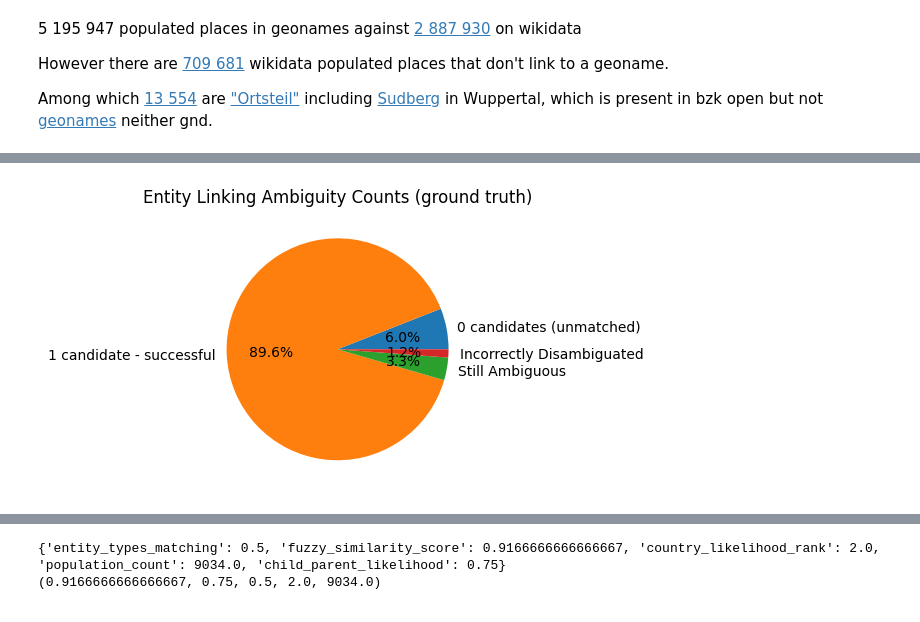
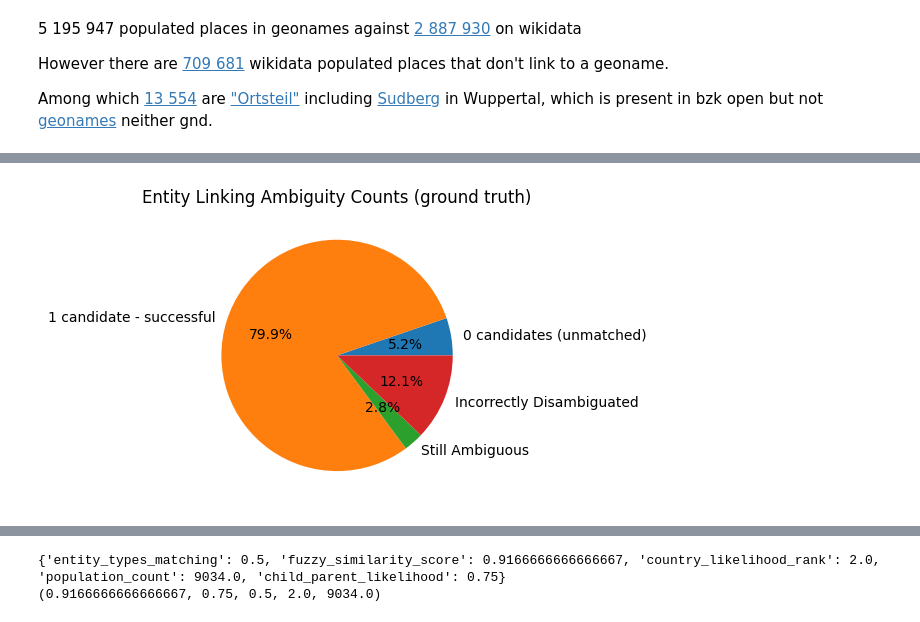
Before and after one commit to ISE-FIZKarlsruhe/bzk-address-parsing, a Jupyter notebook: entity_linking.ipynb, the cells around one changed output, grey strips where cells are left out. Saved outputs shown, nothing was run; the diff lists cells and outputs as text; code cells hidden in the pictures.

Commit message:
Evaluate linking procedure on the ground truth

```diff
--- a/entity_linking.ipynb
+++ b/entity_linking.ipynb
@@ -109,7 +100,7 @@ gt_linking_addresses = []
 for idx, row in tqdm(bzkopen_merged.iterrows(), total=len(bzkopen_merged)):
     address = AddressProcessingData(
         card_id = row["card_id"],
-        id = str(idx),
+        id = str(row["address_id"]),
         full_address = row["FullAddress"],
         bzk_field_name = BZKFieldName(row["field"]),
         entities = [
@@ -198,33 +189,13 @@ gt_disambiguated_addresses
 # %%
-# TODO make a ground truth
+from modules.entity_linking_eval_metrics import eval_entity_linking
 
-false_positive_disambiguations = [
-    # gone on last change # 97, # Should be Paris
-    153, # Should be Kiryat Shalom; Why did abbreviation matching not solve it?
-    203, 204, 556, # more likely S. Paulo, Brazil https://huggingface.co/datasets/MahsaVafaie/BZKopen/viewer/normalized/train?row=86&image-viewer=831D780D2F108C52D52A9F725FCE78550BA5AF81
-    462, # refers to Lviv, Ukraine                                                    <====================================================
-    477, # Should be in Russia
-    500, # Should be in Berlin
-    514, # Should be Ingelheim
-    # unmatched # 524, # CSR should be country
-    # gone on last change # 528, # Should be Riga, Latvia. This one is puzzling
-    # gone on last change # 601, 793, # Should be Frankfurt; Looks like someone annotated it wrong
-    798, # India is unlikely
-    # gone on last change # 875, # Should be Klingenberg; Looks like someone annotated it wrong
-    895, # Should be Washington DC, USA; Why and what was SE annotated as?
-    919, # Should be Czech Republic
-    # gone on last change # 997, # should be San Mateo, Calif. ; Other addresses in the card are for San Mateo, Calif.
-    188, # Why US?
-    119, # Should be in Wuppertal
-]
-# 882 is actually correct; https://en.wikipedia.org/wiki/Lunca_de_Jos (Gyimesközéplok in hungarian) used to be part of Hungary
+gt_predicted_iris = []
+for address in gt_disambiguated:
+    predicted_iri = None
+    if address.linked_to is not None:
+        predicted_iri = address.linked_to.finest_grain_entity.linked_to.geographical_name.entity.iri
+    gt_predicted_iris.append(predicted_iri)
 
-# 913 might be correct, or it could also refer to Lviv, Ukraine
-
-fp = len(false_positive_disambiguations)
-tp = len(gt_disambiguated_addresses) - fp
-fn = len(gt_linking_addresses) - len(gt_disambiguated_addresses)
-print("Warning: results are based on a manual pass over the data which is prone to have missed errors")
-print(f"Precision: {tp / (tp + fp):.4f} ({tp} / {tp} + {fp})")
-print(f"Recall: {tp / (tp + fn):.4f} ({tp} / {tp} + {fn})")
+gt_metrics = eval_entity_linking(gt_predicted_iris, bzkopen_gt)
+gt_metrics
 # %% [output]
@@ -234,27 +220,27 @@ Recall: 0.9063 (977 / 977 + 101)
 # %%
 gt_ambiguity_levels = pd.Series(
     [len(address.likely_links) for address in gt_disambiguated]
 ).value_counts()
 gt_ambiguity_levels.sort_index(inplace=True)
 gt_summarized_ambiguity_levels = gt_ambiguity_levels[gt_ambiguity_levels.index <= 1].copy()
 
 gt_summarized_ambiguity_levels.rename(lambda x: "1 candidate - successful" if x == 1 else "0 candidates (unmatched)" if x == 0 else f"{x} candidates", inplace=True)
 gt_summarized_ambiguity_levels["Still Ambiguous"] = gt_ambiguity_levels[gt_ambiguity_levels.index > 1].sum()
-gt_summarized_ambiguity_levels["1 candidate - successful"] -= len(false_positive_disambiguations)
-gt_summarized_ambiguity_levels["Incorrectly Disambiguated"] = len(false_positive_disambiguations)
+gt_summarized_ambiguity_levels["1 candidate - successful"] -= gt_metrics["fp"]
+gt_summarized_ambiguity_levels["Incorrectly Disambiguated"] = gt_metrics["fp"]
 
 # less_granular_disambiguations = pd.Series(0)
 # for address in gt_disambiguated:
 #     reference_
 #     if address.linked_to is not None and address.linked_to.reference_entity.entity_type < max(e.entity_type for e in address.entities) and address.linked_to.reference_entity.entity_type == entity_type:
 #         less_granular_disambiguations[entity_type.name] += 1
 
 # less_granular_disambiguations.rename(lambda x: f"Less granular ({x})", inplace=True)
 
 
 gt_summarized_ambiguity_levels.plot(kind='pie', title="Entity Linking Ambiguity Counts (ground truth)", autopct='%1.1f%%', ylabel='', figsize=(6,6)).figure.tight_layout()
 # %% [output]
-[figure, old version]
+[figure, new version]
 # %%
 from modules.pipeline.storage.encoding_util import encode_as_dict, decode_from_dict, assert_same
 import json
```
Also changed, not shown: parts of 12 cells of this notebook, 2 other files.
